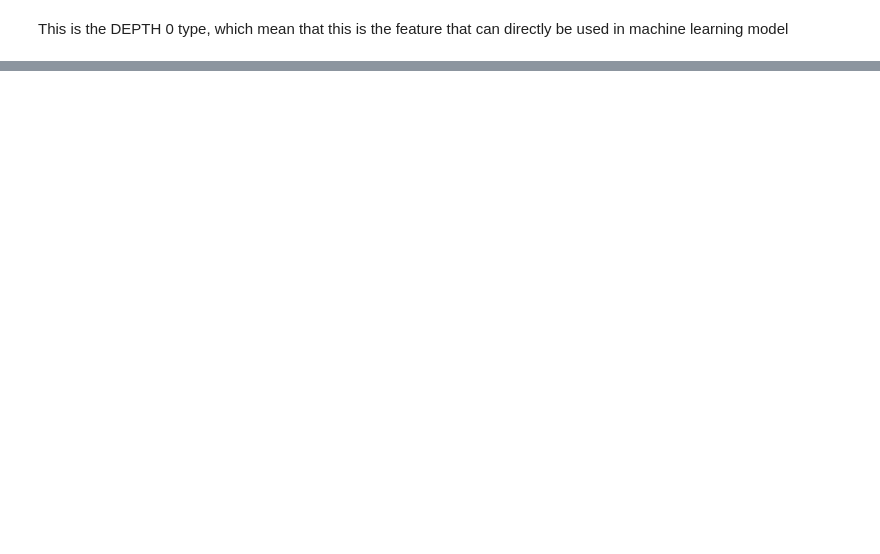
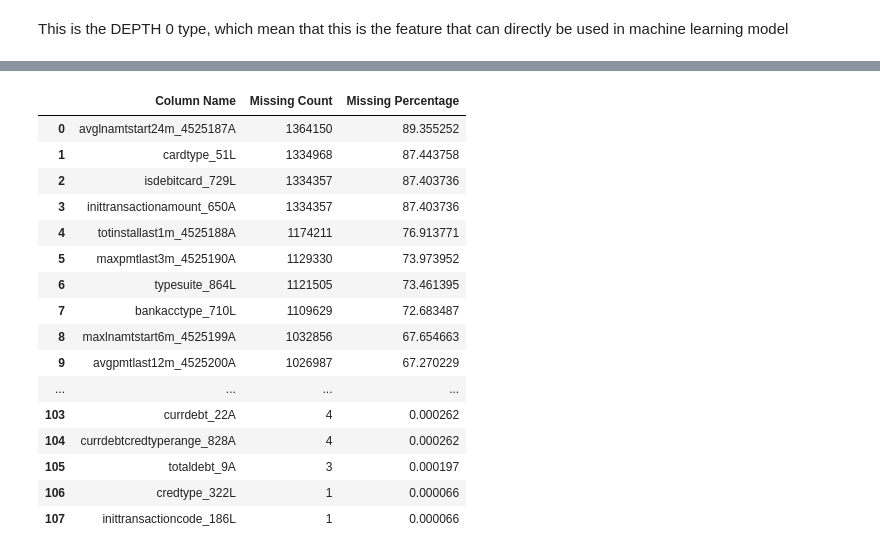
Before and after one commit to ngnquanq/credit-risk-ml-system, a Jupyter notebook: notebooks/demo.ipynb, the cells around one changed output, grey strips where cells are left out. Drawn from its saved outputs; the diff is of its cells as text; code cells hidden in the pictures; blank space fills up the shorter version.

```diff
--- a/notebooks/demo.ipynb
+++ b/notebooks/demo.ipynb
@@ -99,0 +237,3 @@ train_static_0.columns
+# %%
+train_static_remove_missing = missing_data_cutoff_with_threshold(df=train_static, threshold=90.0)
+train_static_remove_missing.shape
@@ -99,0 +256,21 @@ train_static_0.columns
+# %%
+train_static_remove_missing_stats = count_missing_data(df=train_static_remove_missing)
+train_static_remove_missing_stats
+# %% [output]
+|  | Column Name | Missing Count | Missing Percentage |
+| 0 | avglnamtstart24m_4525187A | 1364150 | 89.355252 |
+| 1 | cardtype_51L | 1334968 | 87.443758 |
+| 2 | isdebitcard_729L | 1334357 | 87.403736 |
+| 3 | inittransactionamount_650A | 1334357 | 87.403736 |
+| 4 | totinstallast1m_4525188A | 1174211 | 76.913771 |
+| 5 | maxpmtlast3m_4525190A | 1129330 | 73.973952 |
+| 6 | typesuite_864L | 1121505 | 73.461395 |
+| 7 | bankacctype_710L | 1109629 | 72.683487 |
+| 8 | maxlnamtstart6m_4525199A | 1032856 | 67.654663 |
+| 9 | avgpmtlast12m_4525200A | 1026987 | 67.270229 |
+| ... | ... | ... | ... |
+| 103 | currdebt_22A | 4 | 0.000262 |
+| 104 | currdebtcredtyperange_828A | 4 | 0.000262 |
+| 105 | totaldebt_9A | 3 | 0.000197 |
+| 106 | credtype_322L | 1 | 0.000066 |
+| 107 | inittransactioncode_186L | 1 | 0.000066 |
```
Also changed, not shown: parts of 29 cells of this notebook, 5 other files.
